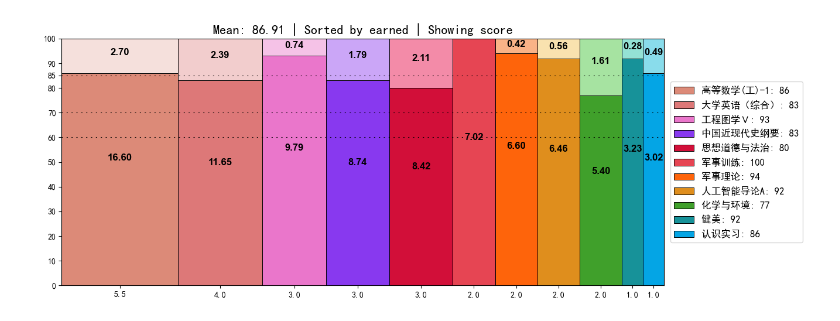
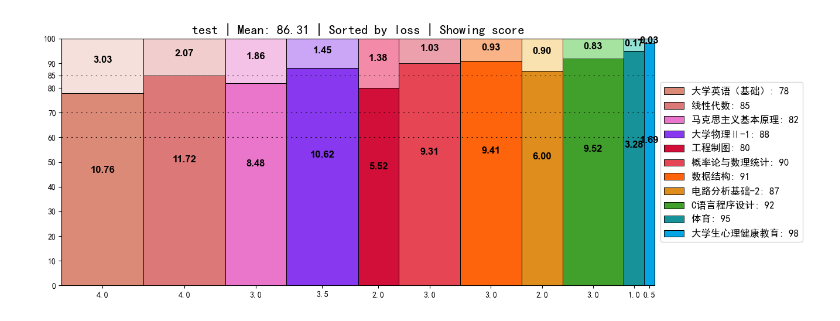
Before and after one commit to KoolShow/score-visualize, a Jupyter notebook: main.ipynb, the cells around one changed output. Drawn from its saved outputs; the diff is of its cells as text; code cells hidden in the pictures.

Commit message:
mod: add test data

```diff
--- a/main.ipynb
+++ b/main.ipynb
@@ -8,19 +11,21 @@ import catppuccin
 palette_main = list(catppuccin.PALETTE.latte.colors)[:14]
 palette_light = list(catppuccin.PALETTE.mocha.colors)[:14]
 # %%
-SORT: Literal['name', 'credit', 'score', 'earned', 'loss'] = 'earned'
-SHOW: Literal['credit', 'score'] = 'score'
+# Configuration before running the cells
+NAME = 'test'                                                        # Filename without extension, e.g. 'test' for 'test.tsv'
+SORT: Literal['name', 'credit', 'score', 'earned', 'loss'] = 'loss'  # Column to sort by, e.g. 'loss' for sorting by the loss column
+SHOW: Literal['credit', 'score'] = 'score'                           # Column to show, e.g. 'score' for showing the score column
 # %%
-df = pd.read_csv('data.tsv', sep='\t')
+df = pd.read_csv(f'{NAME}.tsv', sep='\t')
 df['earned'] = df['score'] / 100 * df['credit']
 df['loss'] = df['credit'] - df['earned']
 df = df.sort_values(by=SORT, ascending=False).reset_index(drop=True)
 
 total = np.sum(df['credit'])
 mean = np.sum(df['earned']) / total
-title = f'Mean: {mean*100:.2f} | Sorted by {SORT} | Showing {SHOW}'
+title = f'{NAME} | Mean: {mean*100:.2f} | Sorted by {SORT} | Showing {SHOW}'
 # %%
-
+plt.style.use('default')
 plt.rcParams['font.sans-serif'] = ['SimHei']
 plt.rcParams['axes.unicode_minus'] = False
 
@@ -64,34 +69,35 @@ for row in df.itertuples(index=True):
             fontsize=12, fontweight='bold', color='black', fontname='Arial')
 
     if score < 100:
         y2 = score + (100 - score) * 0.6
         ax.text(x, y2, subtext, ha='center', va='center',
                 fontsize=12, fontweight='bold', color='black', fontname='Arial')
 
     left += credit
 
 midpoints = np.cumsum([0] + df['credit'].to_list())[:-1] + np.array(df['credit']) / 2
+ax.set_ylim(0, 100)
 ax.set_xticks(midpoints)
 ax.set_xticklabels([f"{credit:.1f}" for credit in df['credit']])
 yticks = set(range(0, 101, 10))
 yticks |= {85, 70, 60}
 yticks = sorted(yticks)
 ax.set_yticks(yticks)
 
 for y_val in [85, 70, 60]:
     ax.axhline(y=y_val, color='black', linestyle=(0, (2, 6)), linewidth=0.75)
 
 ax.margins(x=0)
 
 ax.set_title(title, fontsize=16, fontweight='bold', loc='center')
 
 ax.legend(bar_handles, legend_labels, fontsize=12, title_fontsize=13,
           loc="center left", bbox_to_anchor=(1.01, 0.5), borderaxespad=0)
 
 plt.tight_layout(rect=(0, 0, 0.83, 1))
-plt.savefig('result.png', dpi=300, bbox_inches='tight')
+plt.savefig(f'{NAME}.png', dpi=300, bbox_inches='tight')
 plt.show()
 # %% [output]
-[figure, old version]
+[figure, new version]
 # %%
 df
```
Also changed, not shown: parts of 2 cells of this notebook, 2 other files.
